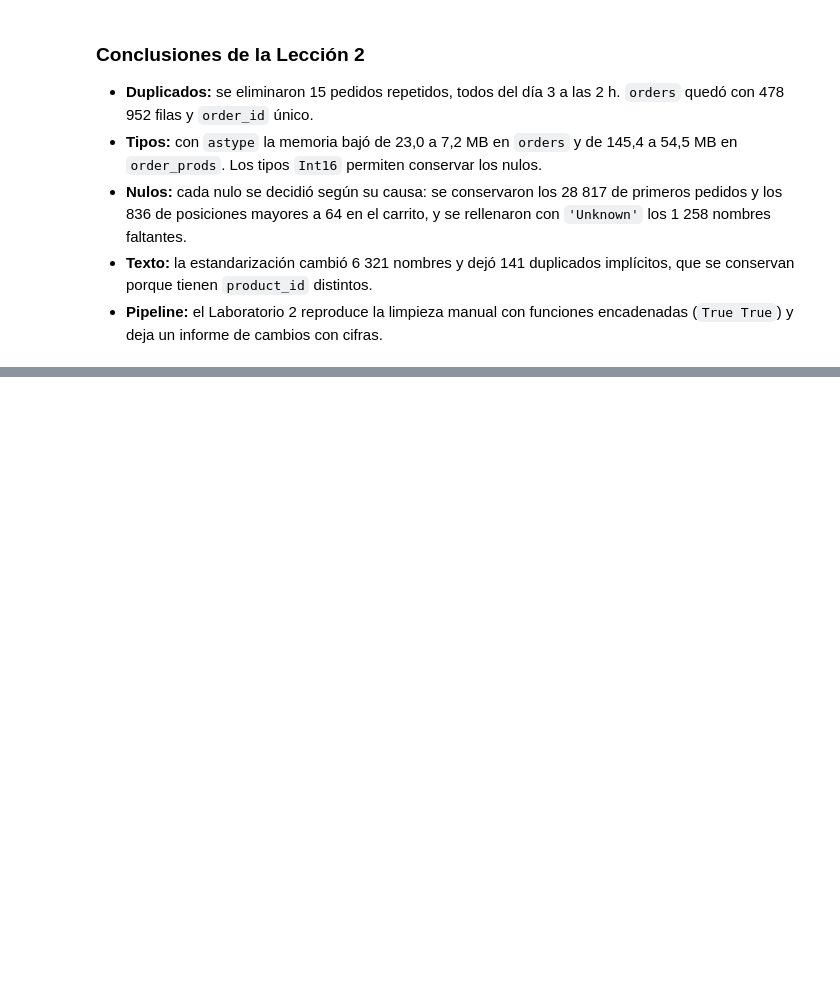
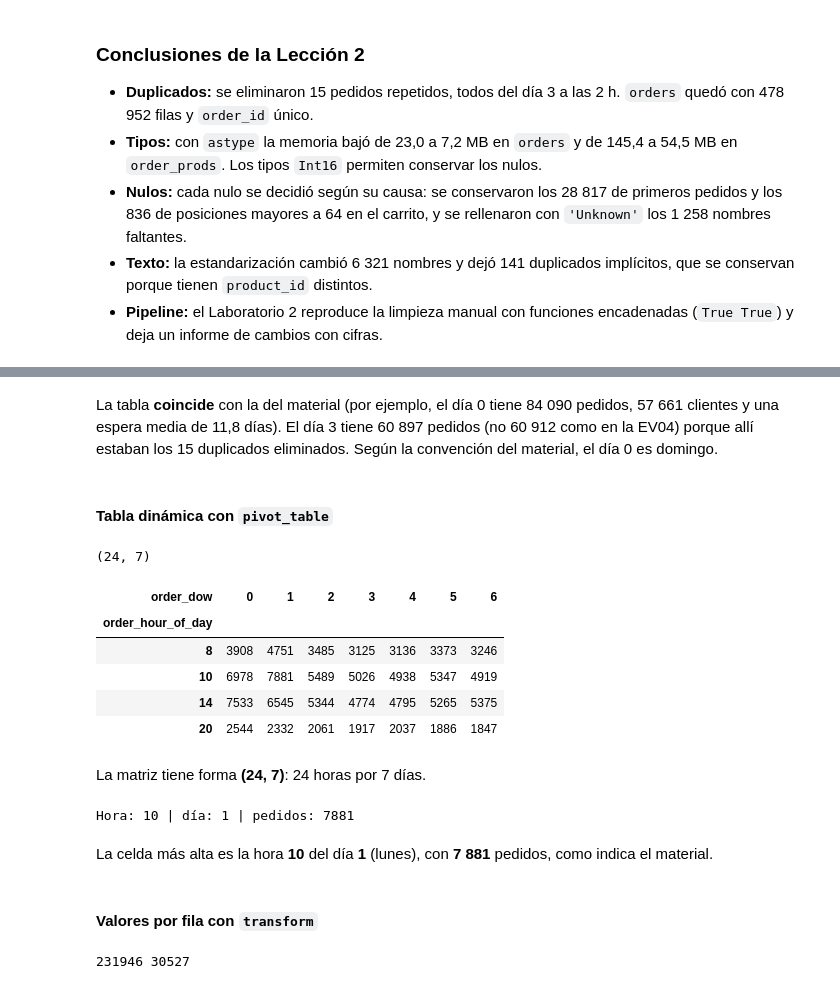
Before and after one commit to LPAMENDEZ/instacart.analisis, a Jupyter notebook: notebooks/pandas_labs.ipynb, the cells around one changed output, grey strips where cells are left out. Cells and saved outputs as stored; diff of their text form; code cells hidden in the pictures; blank space fills up the shorter version.

```diff
--- a/notebooks/pandas_labs.ipynb
+++ b/notebooks/pandas_labs.ipynb
@@ -488,0 +577,38 @@ Productos que desaparecen del groupby: 1258
+# %% [markdown]
+La tabla **coincide** con la del material (por ejemplo, el día 0 tiene 84 090 pedidos, 57 661 clientes y una espera media de 11,8 días). El día 3 tiene 60 897 pedidos (no 60 912 como en la EV04) porque allí estaban los 15 duplicados eliminados. Según la convención del material, el día 0 es domingo.
+# %% [markdown]
+#### Tabla dinámica con `pivot_table`
+# %%
+# L3.E7 Matriz hora x día
+matriz = orders.pivot_table(index='order_hour_of_day', columns='order_dow',
+                            values='order_id', aggfunc='count')
+print(matriz.shape)
+matriz.loc[[8, 10, 14, 20]]
+# %% [output]
+(24, 7)
+| order_dow | 0 | 1 | 2 | 3 | 4 | 5 | 6 |
+| order_hour_of_day |  |  |  |  |  |  |  |
+| 8 | 3908 | 4751 | 3485 | 3125 | 3136 | 3373 | 3246 |
+| 10 | 6978 | 7881 | 5489 | 5026 | 4938 | 5347 | 4919 |
+| 14 | 7533 | 6545 | 5344 | 4774 | 4795 | 5265 | 5375 |
+| 20 | 2544 | 2332 | 2061 | 1917 | 2037 | 1886 | 1847 |
+# %% [markdown]
+La matriz tiene forma **(24, 7)**: 24 horas por 7 días.
+# %%
+# L3.E7b Celda más alta de la matriz
+hora_max, dia_max = matriz.stack().idxmax()
+print('Hora:', int(hora_max), '| día:', int(dia_max), '| pedidos:', matriz.stack().max())
+# %% [output]
+Hora: 10 | día: 1 | pedidos: 7881
+# %% [markdown]
+La celda más alta es la hora **10** del día **1** (lunes), con **7 881** pedidos, como indica el material.
+# %% [markdown]
+#### Valores por fila con `transform`
+# %%
+# L3.E8 transform
+orders['pedidos_cliente'] = orders.groupby('user_id')['order_id'].transform('count')
+frecuentes = orders[orders['pedidos_cliente'] >= 5]
+print(len(frecuentes), frecuentes['user_id'].nunique())
+orders = orders.drop(columns='pedidos_cliente')
+# %% [output]
+231946 30527
```
Also changed, not shown: parts of 62 cells of this notebook.
